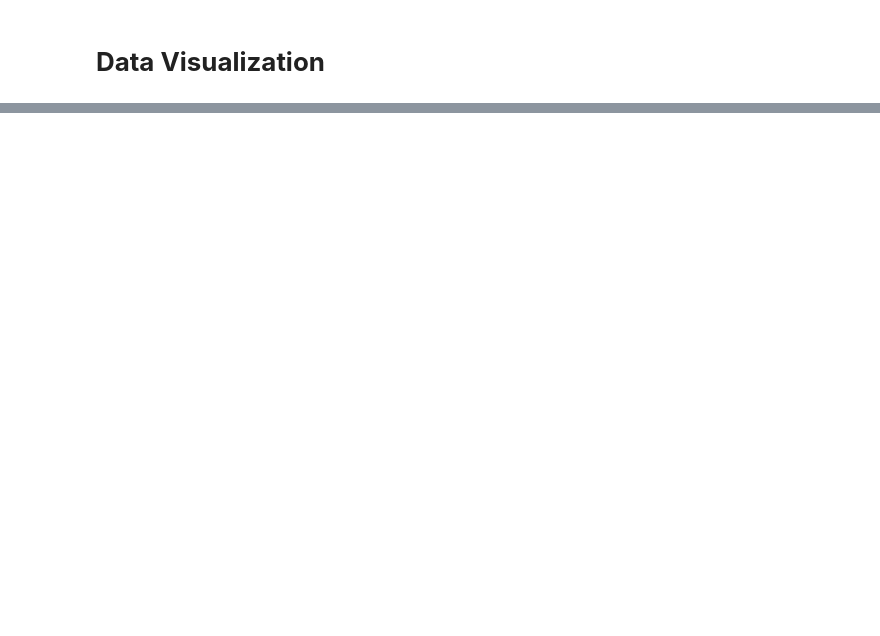
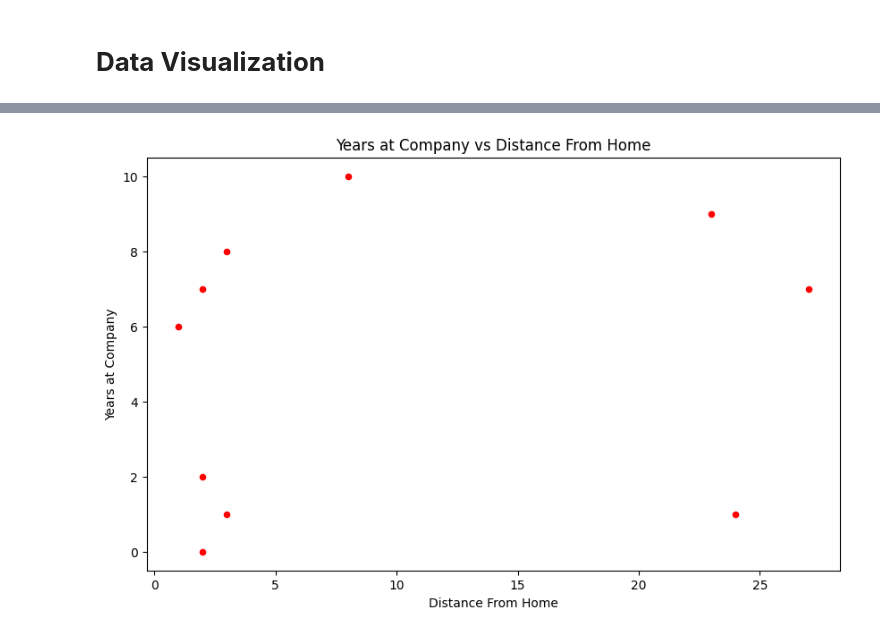
Before and after one commit to shahdelmasry12/Data-Mining-Project, a Jupyter notebook: (Classification)Employee_Attrition_–_HR_Analytics.ipynb, the cells around one changed output, grey strips where cells are left out. Cells and saved outputs as stored; diff of their text form; code cells hidden in the pictures; blank space fills up the shorter version.

```diff
--- a/(Classification)Employee_Attrition_–_HR_Analytics.ipynb
+++ b/(Classification)Employee_Attrition_–_HR_Analytics.ipynb
@@ -227,0 +263,14 @@ df.head().T
+# %%
+df.head(10).plot(
+    kind='scatter',
+    x='DistanceFromHome',
+    y='YearsAtCompany',
+    title='Years at Company vs Distance From Home',
+    xlabel='Distance From Home',
+    ylabel='Years at Company',
+    figsize=(10, 6),
+    color='red'
+)
+plt.show()
+# %% [output]
+[figure, added]
```
Also changed, not shown: parts of 5 cells of this notebook.
